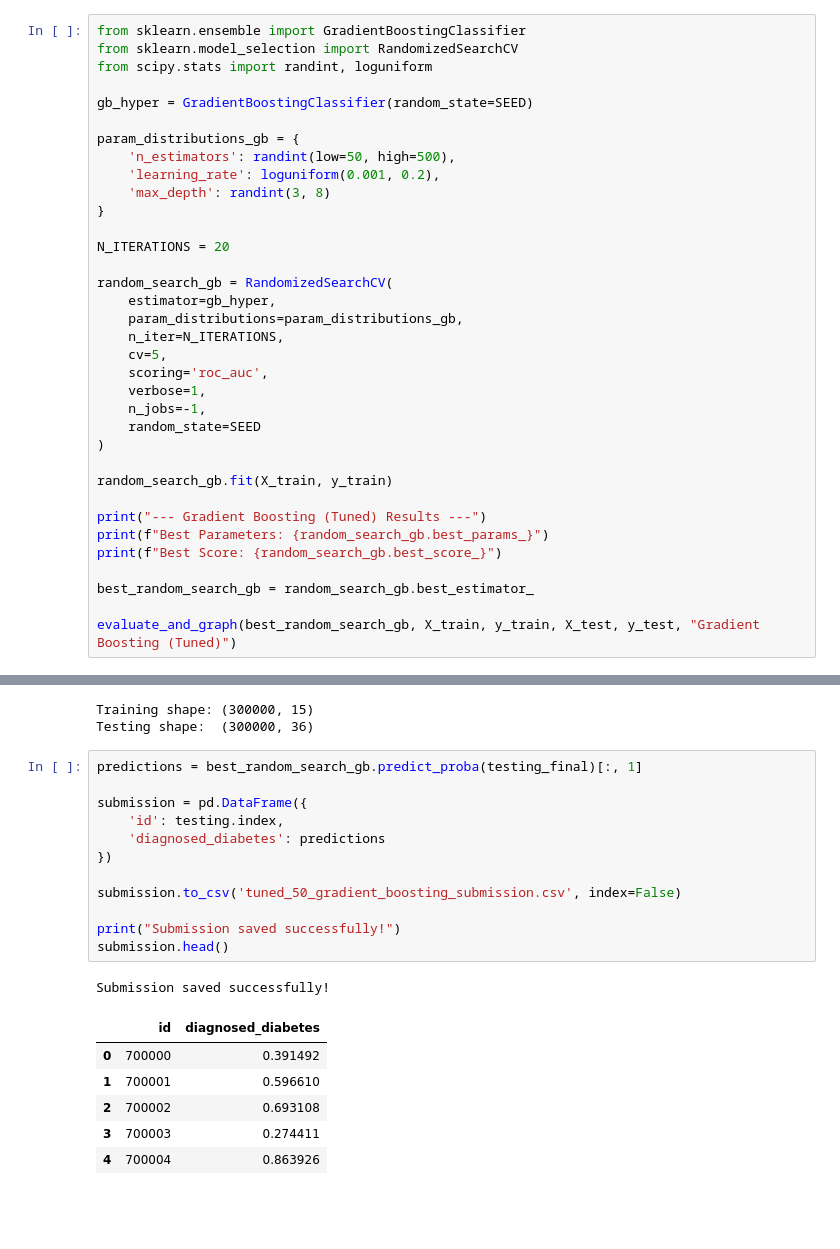
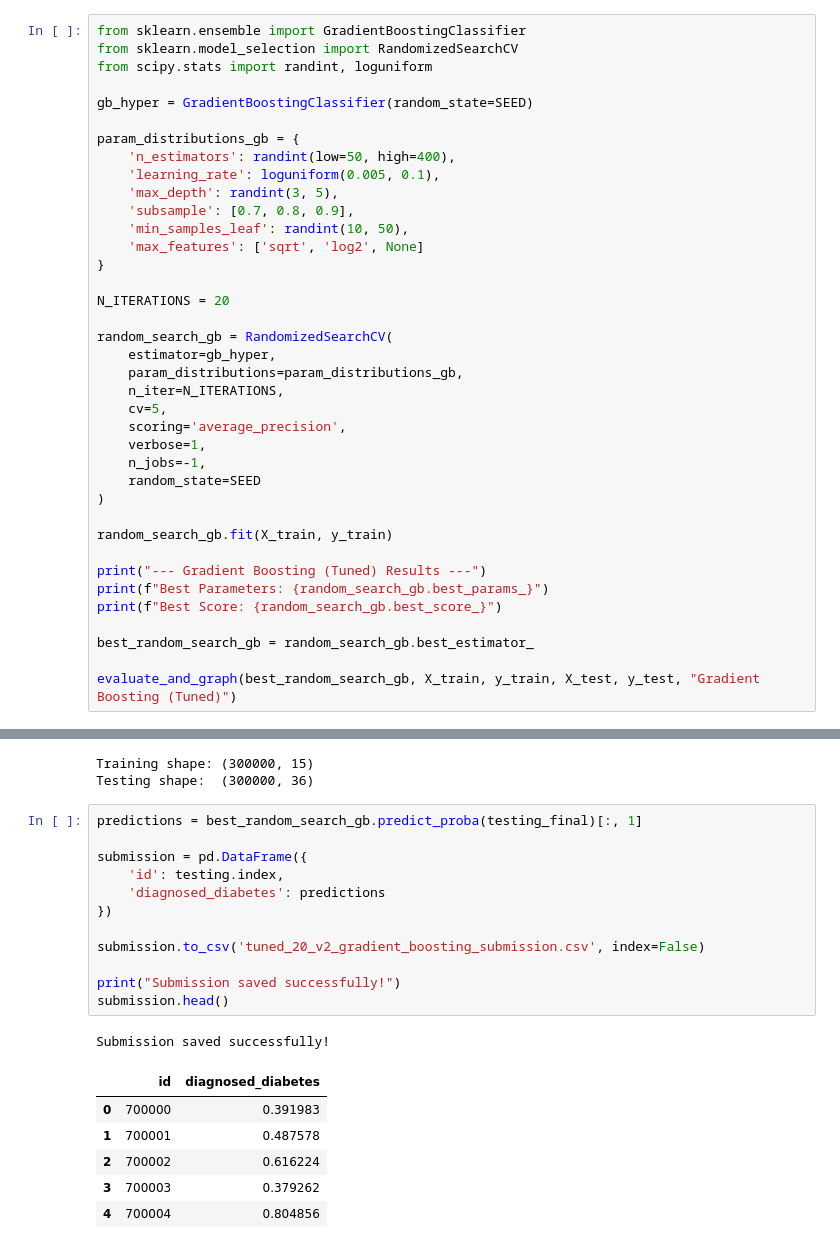
Before and after one commit to MakennaWorley/Kaggle-Challenges-Python, a Jupyter notebook: s5e12/submission.ipynb, the cells around one changed output, grey strips where cells are left out. Saved outputs shown, nothing was run; the diff lists cells and outputs as text; blank space fills up the shorter version.

Commit message:
Kaggle Notebook | s5e12 notebook | Kaggle Tuned 20 v2 Gradient Boosting Submission

```diff
--- a/s5e12/submission.ipynb
+++ b/s5e12/submission.ipynb
@@ -307,9 +307,12 @@ from scipy.stats import randint, loguniform
 gb_hyper = GradientBoostingClassifier(random_state=SEED)
 
 param_distributions_gb = {
-    'n_estimators': randint(low=50, high=500),
-    'learning_rate': loguniform(0.001, 0.2),
-    'max_depth': randint(3, 8)
+    'n_estimators': randint(low=50, high=400),
+    'learning_rate': loguniform(0.005, 0.1),
+    'max_depth': randint(3, 5),
+    'subsample': [0.7, 0.8, 0.9],
+    'min_samples_leaf': randint(10, 50),
+    'max_features': ['sqrt', 'log2', None]
 }
 
 N_ITERATIONS = 20
@@ -319,7 +322,7 @@ random_search_gb = RandomizedSearchCV(
     param_distributions=param_distributions_gb,
     n_iter=N_ITERATIONS,
     cv=5,
-    scoring='roc_auc',
+    scoring='average_precision',
     verbose=1,
     n_jobs=-1,
     random_state=SEED
@@ -381,20 +384,20 @@ Testing shape:  (300000, 36)
 # %%
 predictions = best_random_search_gb.predict_proba(testing_final)[:, 1]
 
 submission = pd.DataFrame({
     'id': testing.index,
     'diagnosed_diabetes': predictions
 })
 
-submission.to_csv('tuned_50_gradient_boosting_submission.csv', index=False)
+submission.to_csv('tuned_20_v2_gradient_boosting_submission.csv', index=False)
 
 print("Submission saved successfully!")
 submission.head()
 # %% [output]
 Submission saved successfully!
 |  | id | diagnosed_diabetes |
-| 0 | 700000 | 0.391492 |
-| 1 | 700001 | 0.596610 |
-| 2 | 700002 | 0.693108 |
-| 3 | 700003 | 0.274411 |
-| 4 | 700004 | 0.863926 |
+| 0 | 700000 | 0.391983 |
+| 1 | 700001 | 0.487578 |
+| 2 | 700002 | 0.616224 |
+| 3 | 700003 | 0.379262 |
+| 4 | 700004 | 0.804856 |
```
Also changed, not shown: parts of 1 cell of this notebook.
